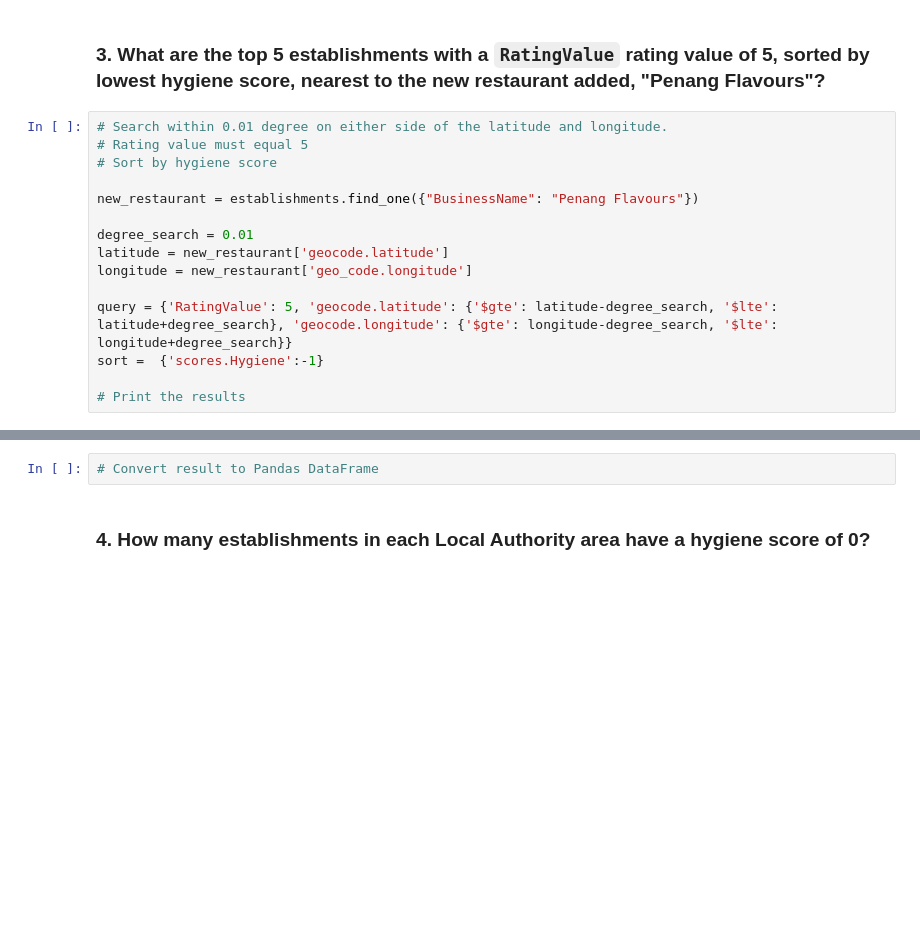
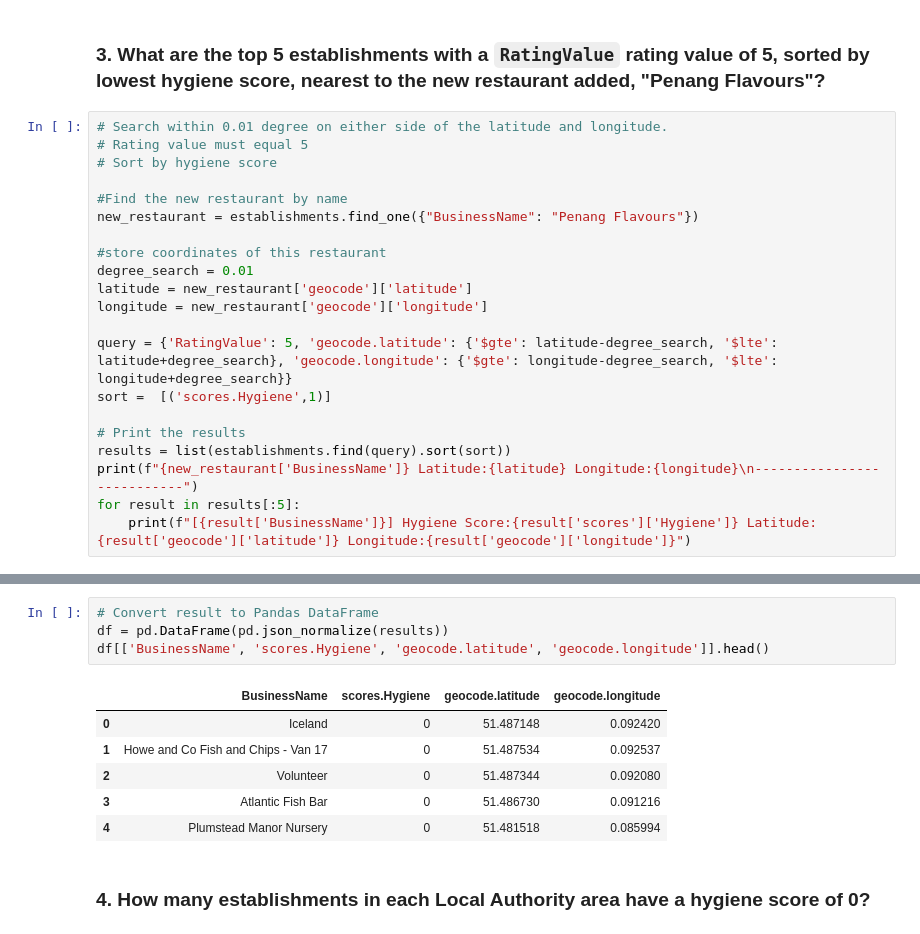
Before and after one commit to rfe123/umn_data_nosql_challenge, a Jupyter notebook: NoSQL_analysis_starter.ipynb, the cells around one changed output, grey strips where cells are left out. Saved outputs shown, nothing was run; the diff lists cells and outputs as text; blank space fills up the shorter version.

Commit message:
Query from Penang Flavours location

```diff
--- a/NoSQL_analysis_starter.ipynb
+++ b/NoSQL_analysis_starter.ipynb
@@ -156,13 +156,19 @@ There are 33 rows in the Data Frame.
 # Rating value must equal 5
 # Sort by hygiene score
 
+#Find the new restaurant by name
 new_restaurant = establishments.find_one({"BusinessName": "Penang Flavours"})
 
+#store coordinates of this restaurant
 degree_search = 0.01
-latitude = new_restaurant['geocode.latitude']
-longitude = new_restaurant['geo_code.longitude']
+latitude = new_restaurant['geocode']['latitude']
+longitude = new_restaurant['geocode']['longitude']
 
 query = {'RatingValue': 5, 'geocode.latitude': {'$gte': latitude-degree_search, '$lte': latitude+degree_search}, 'geocode.longitude': {'$gte': longitude-degree_search, '$lte': longitude+degree_search}}
-sort =  {'scores.Hygiene':-1}
+sort =  [('scores.Hygiene',1)]
 
 # Print the results
+results = list(establishments.find(query).sort(sort))
+print(f"{new_restaurant['BusinessName']} Latitude:{latitude} Longitude:{longitude}\n---------------------------")
+for result in results[:5]:
+    print(f"[{result['BusinessName']}] Hygiene Score:{result['scores']['Hygiene']} Latitude:{result['geocode']['latitude']} Longitude:{result['geocode']['longitude']}")
@@ -169,5 +183,14 @@ sort =  {'scores.Hygiene':-1}
 # %%
 # Convert result to Pandas DataFrame
+df = pd.DataFrame(pd.json_normalize(results))
+df[['BusinessName', 'scores.Hygiene', 'geocode.latitude', 'geocode.longitude']].head()
+# %% [output]
+|  | BusinessName | scores.Hygiene | geocode.latitude | geocode.longitude |
+| 0 | Iceland | 0 | 51.487148 | 0.092420 |
+| 1 | Howe and Co Fish and Chips - Van 17 | 0 | 51.487534 | 0.092537 |
+| 2 | Volunteer | 0 | 51.487344 | 0.092080 |
+| 3 | Atlantic Fish Bar | 0 | 51.486730 | 0.091216 |
+| 4 | Plumstead Manor Nursery | 0 | 51.481518 | 0.085994 |
 # %% [markdown]
 ### 4. How many establishments in each Local Authority area have a hygiene score of 0?
 # %%
```
Also changed, not shown: parts of 1 cell of this notebook.
